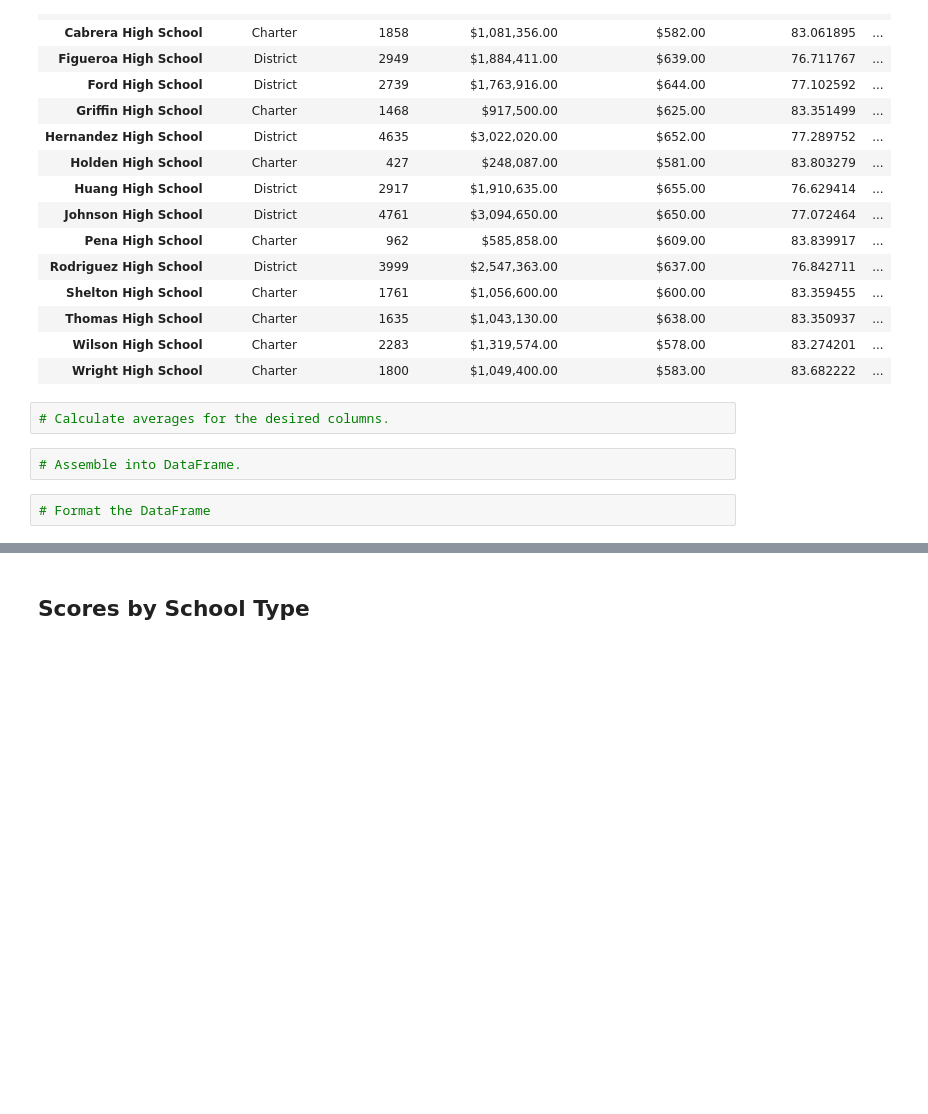
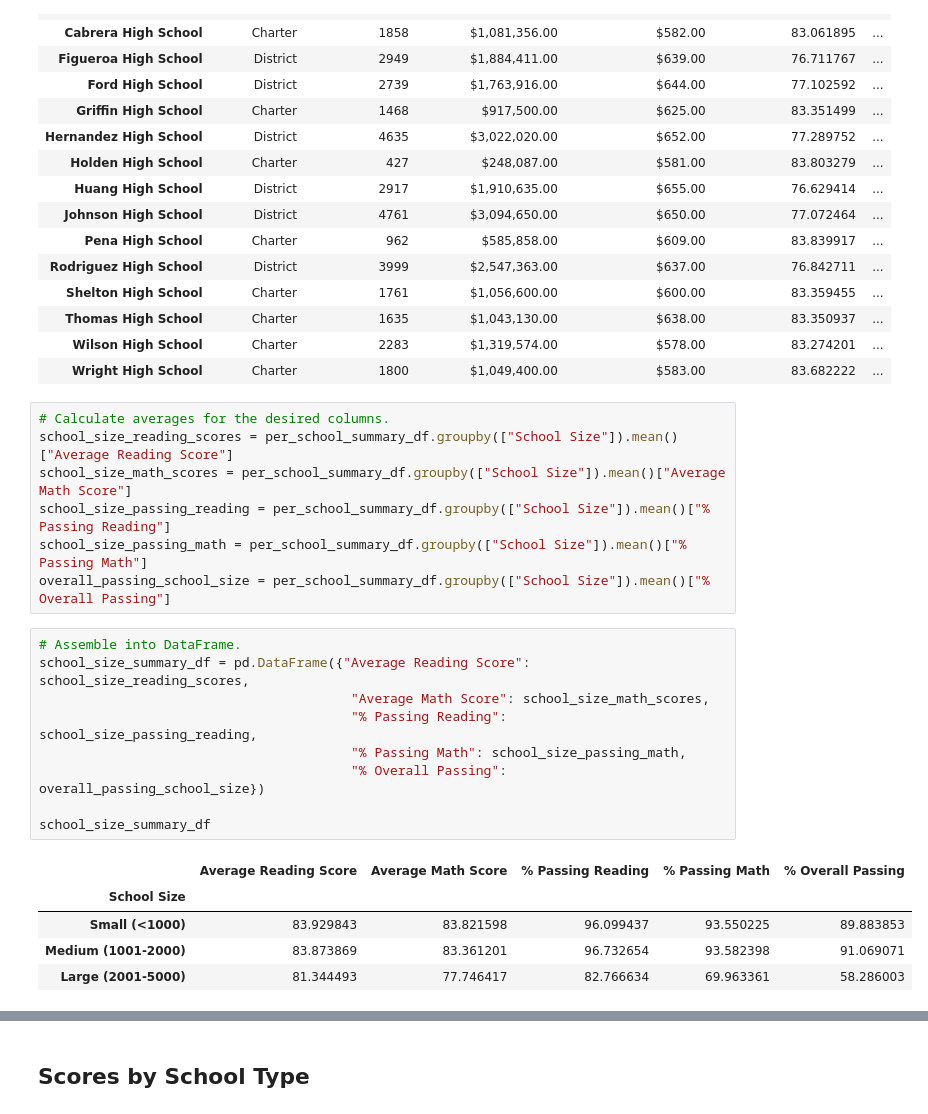
Before and after one commit to VSanto/School_District_Analysis, a Jupyter notebook: PyCitySchools_Challenge.ipynb, the cells around one changed output, grey strips where cells are left out. Saved outputs shown, nothing was run; the diff lists cells and outputs as text; blank space fills up the shorter version.

```diff
--- a/PyCitySchools_Challenge.ipynb
+++ b/PyCitySchools_Challenge.ipynb
@@ -714,9 +714,25 @@ per_school_summary_df
 | Thomas High School | Charter | 1635 | $1,043,130.00 | $638.00 | 83.350937 | ... |
 | Wilson High School | Charter | 2283 | $1,319,574.00 | $578.00 | 83.274201 | ... |
 | Wright High School | Charter | 1800 | $1,049,400.00 | $583.00 | 83.682222 | ... |
-# %%
-# Calculate averages for the desired columns.
-# %%
-# Assemble into DataFrame.
-# %%
-# Format the DataFrame
+# %%
+# Calculate averages for the desired columns.
+school_size_reading_scores = per_school_summary_df.groupby(["School Size"]).mean()["Average Reading Score"]
+school_size_math_scores = per_school_summary_df.groupby(["School Size"]).mean()["Average Math Score"]
+school_size_passing_reading = per_school_summary_df.groupby(["School Size"]).mean()["% Passing Reading"]
+school_size_passing_math = per_school_summary_df.groupby(["School Size"]).mean()["% Passing Math"]
+overall_passing_school_size = per_school_summary_df.groupby(["School Size"]).mean()["% Overall Passing"]
+# %%
+# Assemble into DataFrame.
+school_size_summary_df = pd.DataFrame({"Average Reading Score": school_size_reading_scores,
+                                        "Average Math Score": school_size_math_scores,
+                                        "% Passing Reading": school_size_passing_reading,
+                                        "% Passing Math": school_size_passing_math,
+                                        "% Overall Passing": overall_passing_school_size})
+
+school_size_summary_df
+# %% [output]
+|  | Average Reading Score | Average Math Score | % Passing Reading | % Passing Math | % Overall Passing |
+| School Size |  |  |  |  |  |
+| Small (<1000) | 83.929843 | 83.821598 | 96.099437 | 93.550225 | 89.883853 |
+| Medium (1001-2000) | 83.873869 | 83.361201 | 96.732654 | 93.582398 | 91.069071 |
+| Large (2001-5000) | 81.344493 | 77.746417 | 82.766634 | 69.963361 | 58.286003 |
```
Also changed, not shown: parts of 7 cells of this notebook.
